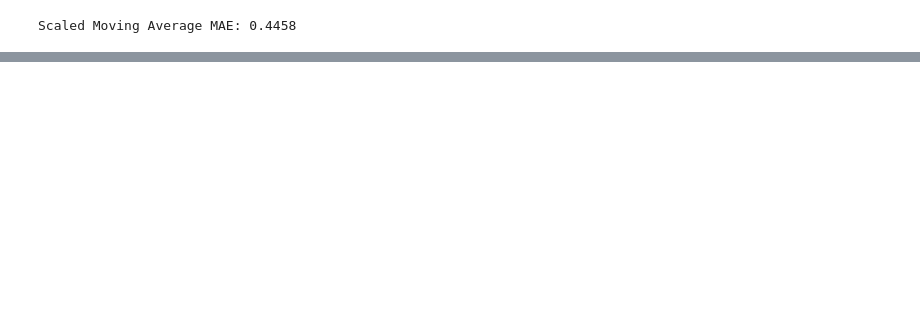
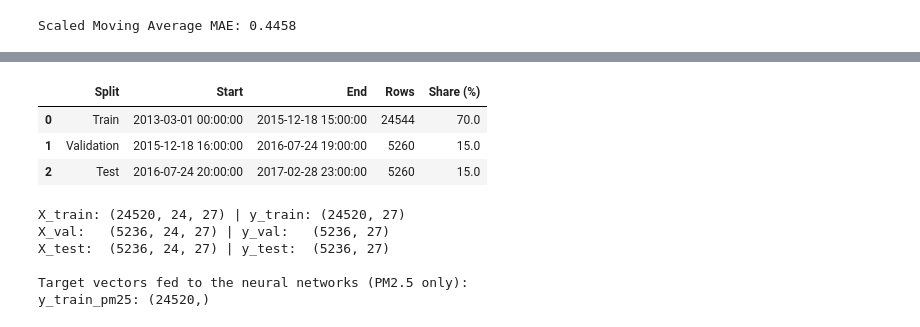
Before and after one commit to RyanGuo2005/AISE4010_Course_Project, a Jupyter notebook: AISE4010_Course_Project.ipynb, the cells around one changed output, grey strips where cells are left out. Drawn from its saved outputs; the diff is of its cells as text; code cells hidden in the pictures; blank space fills up the shorter version.

```diff
--- a/AISE4010_Course_Project.ipynb
+++ b/AISE4010_Course_Project.ipynb
@@ -203,0 +377,28 @@ Epoch 1/60
+# %%
+# Chronological split table
+split_table = pd.DataFrame({
+    "Split": ["Train", "Validation", "Test"],
+    "Start": [train.index.min(), val.index.min(), test.index.min()],
+    "End":   [train.index.max(), val.index.max(), test.index.max()],
+    "Rows":  [len(train), len(val), len(test)],
+    "Share (%)": [round(len(s) / len(df) * 100, 1) for s in (train, val, test)]
+})
+display(split_table)
+
+# Window shapes (samples, timesteps, features)
+print("X_train:", X_train.shape, "| y_train:", y_train.shape)
+print("X_val:  ", X_val.shape,   "| y_val:  ", y_val.shape)
+print("X_test: ", X_test.shape,  "| y_test: ", y_test.shape)
+print("\nTarget vectors fed to the neural networks (PM2.5 only):")
+print("y_train_pm25:", y_train_pm25.shape)
+# %% [output]
+|  | Split | Start | End | Rows | Share (%) |
+| 0 | Train | 2013-03-01 00:00:00 | 2015-12-18 15:00:00 | 24544 | 70.0 |
+| 1 | Validation | 2015-12-18 16:00:00 | 2016-07-24 19:00:00 | 5260 | 15.0 |
+| 2 | Test | 2016-07-24 20:00:00 | 2017-02-28 23:00:00 | 5260 | 15.0 |
+X_train: (24520, 24, 27) | y_train: (24520, 27)
+X_val:   (5236, 24, 27) | y_val:   (5236, 27)
+X_test:  (5236, 24, 27) | y_test:  (5236, 27)
+
+Target vectors fed to the neural networks (PM2.5 only):
+y_train_pm25: (24520,)
```
Also changed, not shown: parts of 9 cells of this notebook.
